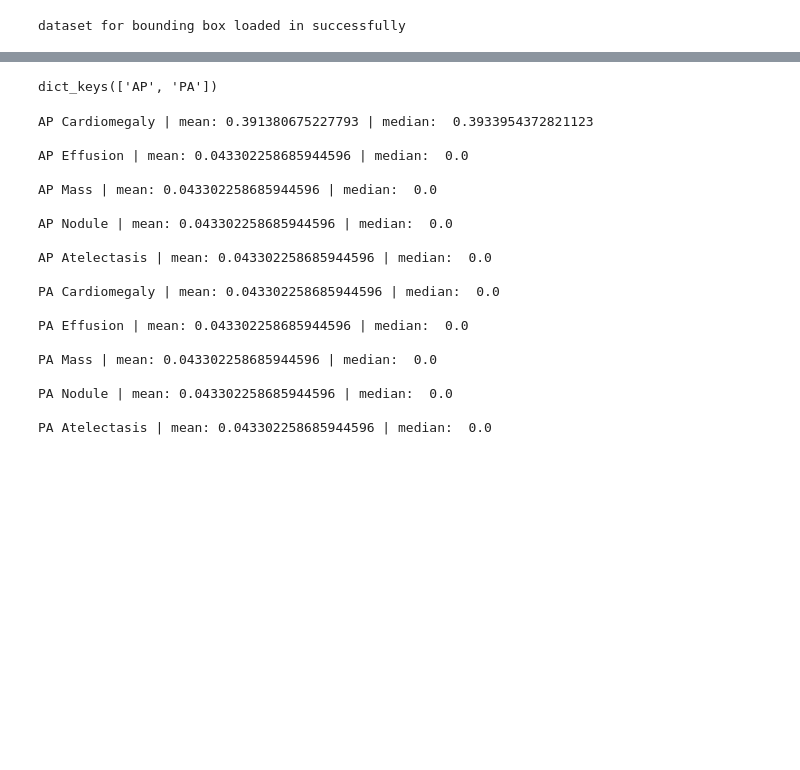
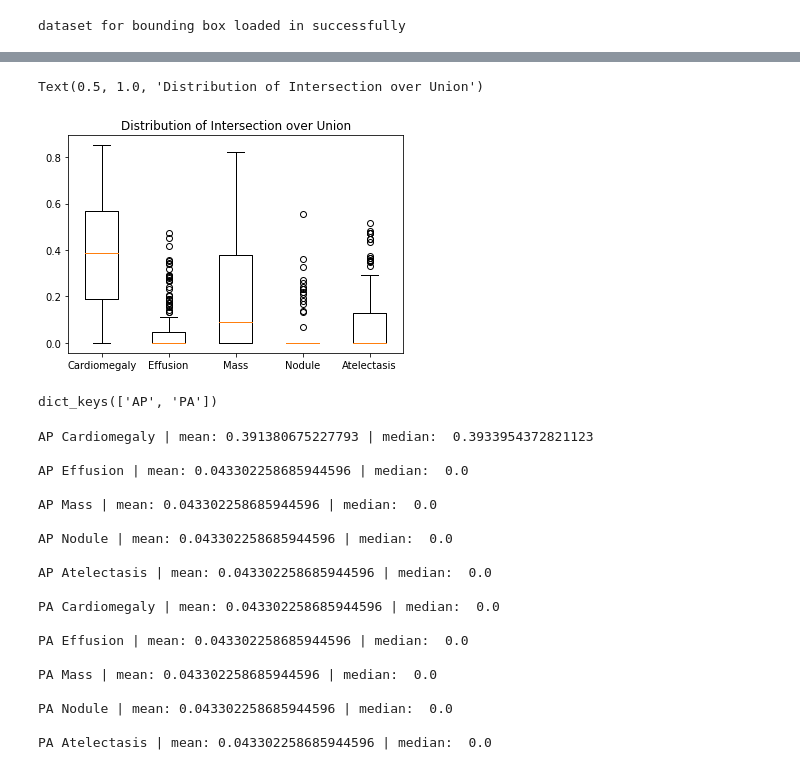
Before and after one commit to nichpass/Bucknell-Senior-Design-2021, a Jupyter notebook: test_multi_bb.ipynb, the cells around one changed output, grey strips where cells are left out. Drawn from its saved outputs; the diff is of its cells as text; code cells hidden in the pictures; blank space fills up the shorter version.

```diff
--- a/test_multi_bb.ipynb
+++ b/test_multi_bb.ipynb
@@ -537,7 +500,6 @@ bbox_results['PA'] =  {'Cardiomegaly': [], 'Effusion': [], 'Mass': [], 'Nodule':
 # %%
-for view in data_bb.keys():
-    for disease in bbox_results['AP'].keys():
-        for i in range(len(data_bb[view][disease])):
-            bbox_results[view][disease].append(calc_iobb(data_bb[view][disease][i], gmodel, disease))
-        print(view, disease, 'complete')
+for disease in bbox_results['AP'].keys():
+    for i in range(len(data_bb['AP'][disease])):
+        bbox_results['AP'][disease].append(calc_iobb(data_bb['AP'][disease][i], gmodel, disease))
+    print(disease, 'complete')
 # %% [output]
@@ -546,2 +510,0 @@ KeyboardInterrupt:
-# %%
-bbox_results[view]['Cardiomegaly'].sort()
@@ -552,0 +511,5 @@ plt.plot(bbox_results['AP']['Cardiomegaly'])
+# %%
+results_sorted = copy.deepcopy(bbox_results)
+# %%
+for d in results_sorted['AP'].keys():
+    results_sorted['AP'][d].sort()
@@ -553,3 +527,11 @@ plt.plot(bbox_results['AP']['Cardiomegaly'])
+# %%
+fig, ax = plt.subplots()
+ax.boxplot(results_sorted['AP'].values())
+ax.set_xticklabels(results_sorted['AP'].keys());
+plt.title('Distribution of Intersection over Union')
+# %% [output]
+Text(0.5, 1.0, 'Distribution of Intersection over Union')
+[figure, added]
 # %%
 data_bb.keys()
 # %% [output]
```
Also changed, not shown: parts of 12 cells of this notebook, 2 other files.
